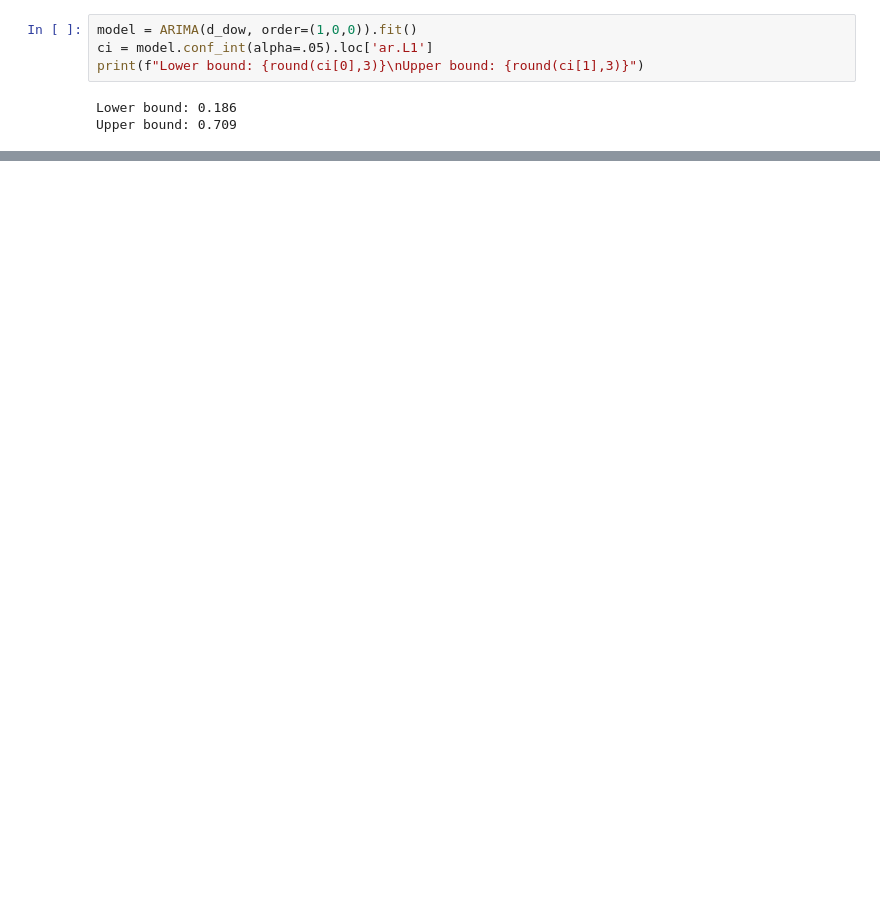
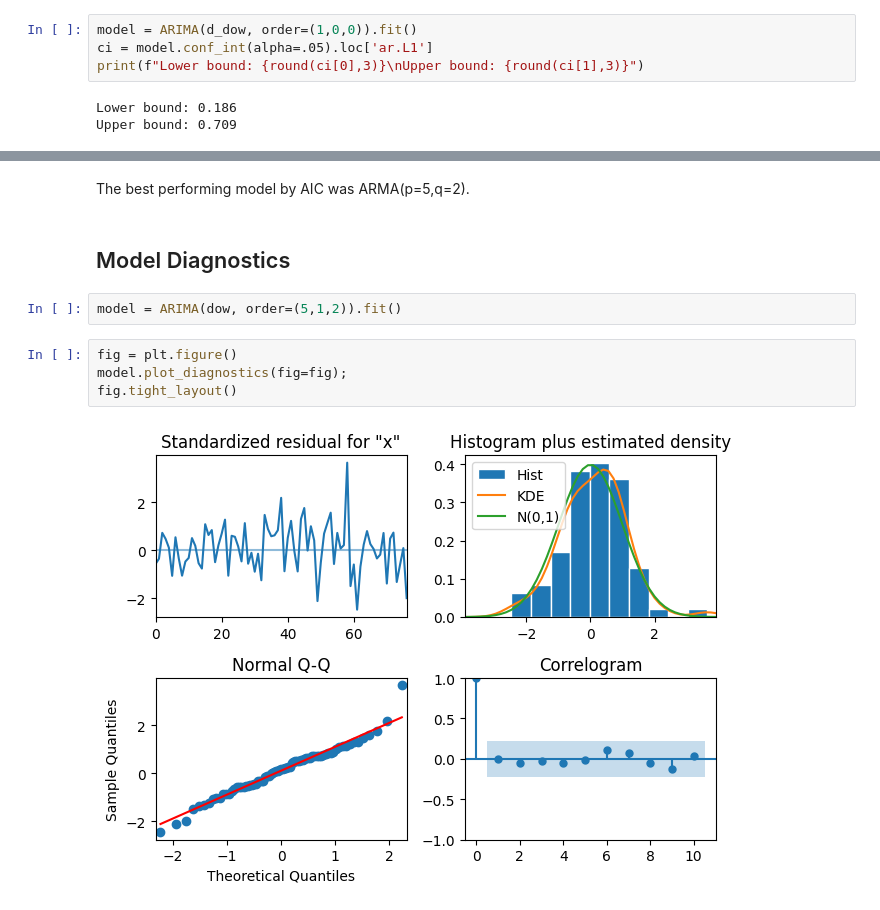
Before and after one commit to bwolfe0/Time_Series_PSTAT274, a Jupyter notebook: Lab_6/Lab_6_274.ipynb, the cells around one changed output, grey strips where cells are left out. Saved outputs shown, nothing was run; the diff lists cells and outputs as text; blank space fills up the shorter version.

```diff
--- a/Lab_6/Lab_6_274.ipynb
+++ b/Lab_6/Lab_6_274.ipynb
@@ -59,0 +84,12 @@ Upper bound: 0.709
+# %% [markdown]
+The best performing model by AIC was ARMA(p=5,q=2).
+# %% [markdown]
+## Model Diagnostics
+# %%
+model = ARIMA(dow, order=(5,1,2)).fit()
+# %%
+fig = plt.figure()
+model.plot_diagnostics(fig=fig);
+fig.tight_layout()
+# %% [output]
+[figure, added]
```
Also changed, not shown: parts of 8 cells of this notebook.
